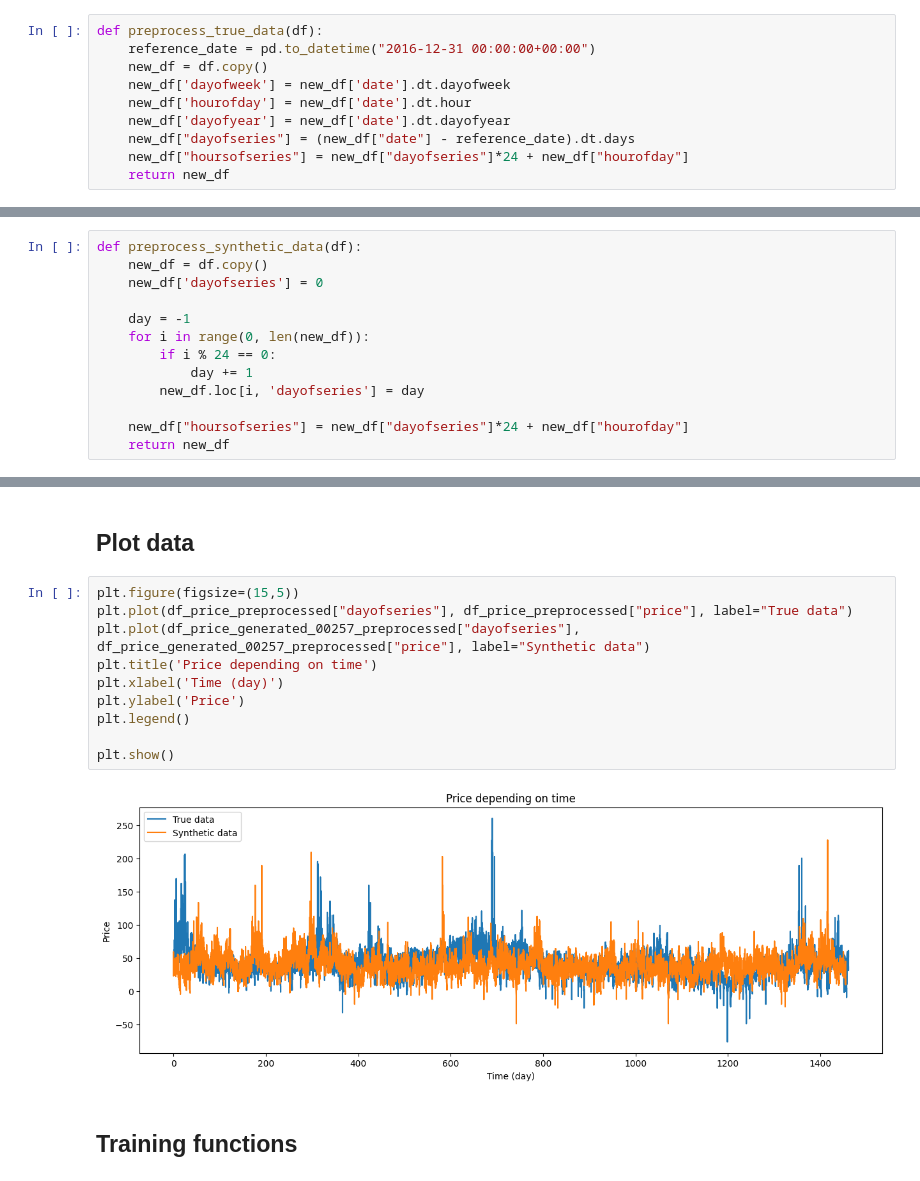
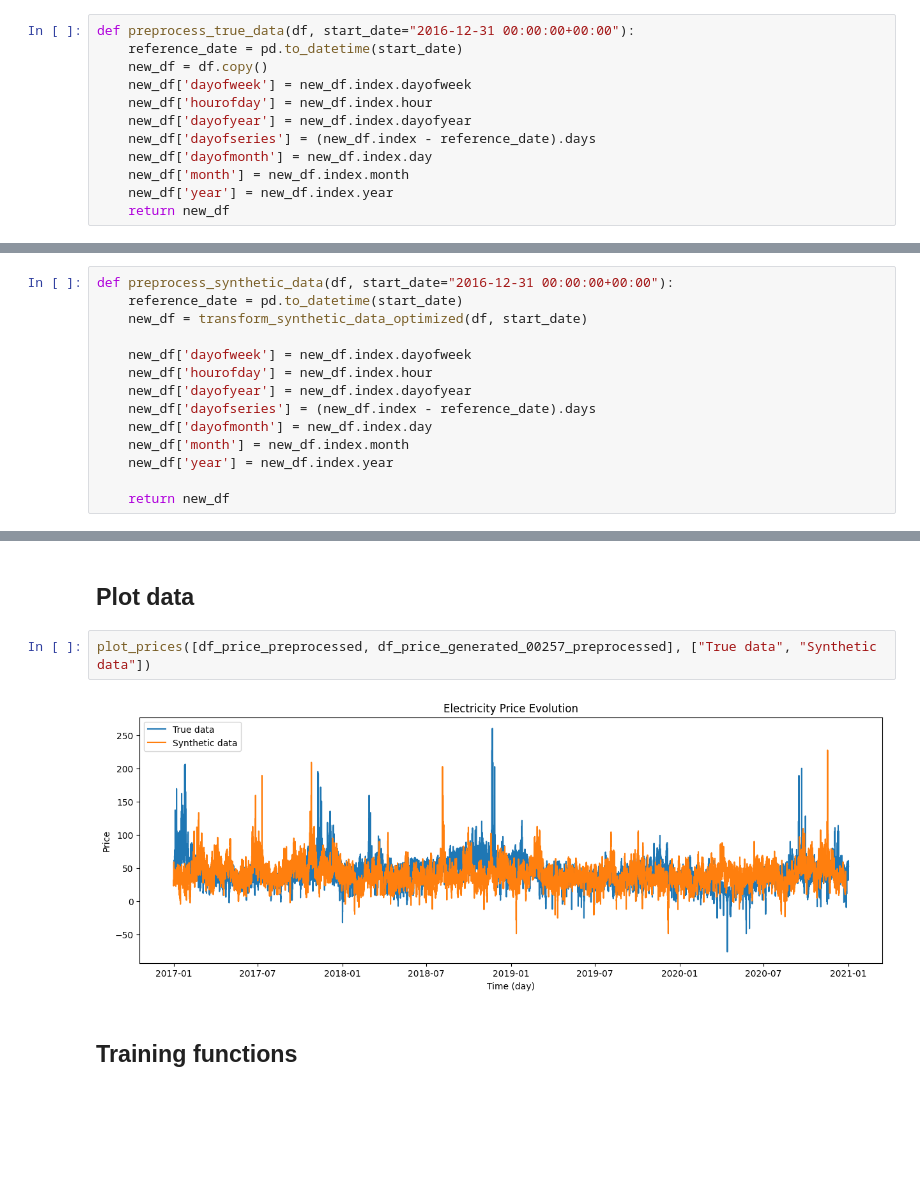
Before and after one commit to RobinMeneust/air_liquide_ai_challenge, a Jupyter notebook: notebooks/lstm.ipynb, the cells around one changed output, grey strips where cells are left out. Saved outputs shown, nothing was run; the diff lists cells and outputs as text; blank space fills up the shorter version.

```diff
--- a/notebooks/lstm.ipynb
+++ b/notebooks/lstm.ipynb
@@ -61,14 +63,16 @@ df_price_generated_00257.head()
 # %% [markdown]
 ## Preprocess data
 # %%
-def preprocess_true_data(df):
-    reference_date = pd.to_datetime("2016-12-31 00:00:00+00:00")
+def preprocess_true_data(df, start_date="2016-12-31 00:00:00+00:00"):
+    reference_date = pd.to_datetime(start_date)
     new_df = df.copy()
-    new_df['dayofweek'] = new_df['date'].dt.dayofweek
-    new_df['hourofday'] = new_df['date'].dt.hour
-    new_df['dayofyear'] = new_df['date'].dt.dayofyear
-    new_df["dayofseries"] = (new_df["date"] - reference_date).dt.days
-    new_df["hoursofseries"] = new_df["dayofseries"]*24 + new_df["hourofday"]
+    new_df['dayofweek'] = new_df.index.dayofweek
+    new_df['hourofday'] = new_df.index.hour
+    new_df['dayofyear'] = new_df.index.dayofyear
+    new_df['dayofseries'] = (new_df.index - reference_date).days
+    new_df['dayofmonth'] = new_df.index.day
+    new_df['month'] = new_df.index.month
+    new_df['year'] = new_df.index.year
     return new_df
 # %%
 df_price_preprocessed = preprocess_true_data(df_price)
@@ -83,15 +88,16 @@ df_price_preprocessed.head()
 # %%
-def preprocess_synthetic_data(df):
-    new_df = df.copy()
-    new_df['dayofseries'] = 0
+def preprocess_synthetic_data(df, start_date="2016-12-31 00:00:00+00:00"):
+    reference_date = pd.to_datetime(start_date)
+    new_df = transform_synthetic_data_optimized(df, start_date)
 
-    day = -1
-    for i in range(0, len(new_df)):
-        if i % 24 == 0:
-            day += 1
-        new_df.loc[i, 'dayofseries'] = day
+    new_df['dayofweek'] = new_df.index.dayofweek
+    new_df['hourofday'] = new_df.index.hour
+    new_df['dayofyear'] = new_df.index.dayofyear
+    new_df['dayofseries'] = (new_df.index - reference_date).days
+    new_df['dayofmonth'] = new_df.index.day
+    new_df['month'] = new_df.index.month
+    new_df['year'] = new_df.index.year
 
-    new_df["hoursofseries"] = new_df["dayofseries"]*24 + new_df["hourofday"]
     return new_df
 # %%
 df_price_generated_00257_preprocessed = preprocess_synthetic_data(df_price_generated_00257)
@@ -106,17 +113,9 @@ df_price_generated_00257_preprocessed.head()
 # %% [markdown]
 ## Plot data
 # %%
-plt.figure(figsize=(15,5))
-plt.plot(df_price_preprocessed["dayofseries"], df_price_preprocessed["price"], label="True data")
-plt.plot(df_price_generated_00257_preprocessed["dayofseries"], df_price_generated_00257_preprocessed["price"], label="Synthetic data")
-plt.title('Price depending on time')
-plt.xlabel('Time (day)')
-plt.ylabel('Price')
-plt.legend()
-
-plt.show()
+plot_prices([df_price_preprocessed, df_price_generated_00257_preprocessed], ["True data", "Synthetic data"])
 # %% [output]
-[figure, old version]
+[figure, new version]
 # %% [markdown]
 ## Training functions
 # %%
```
Also changed, not shown: parts of 25 cells of this notebook, 5 other files.
